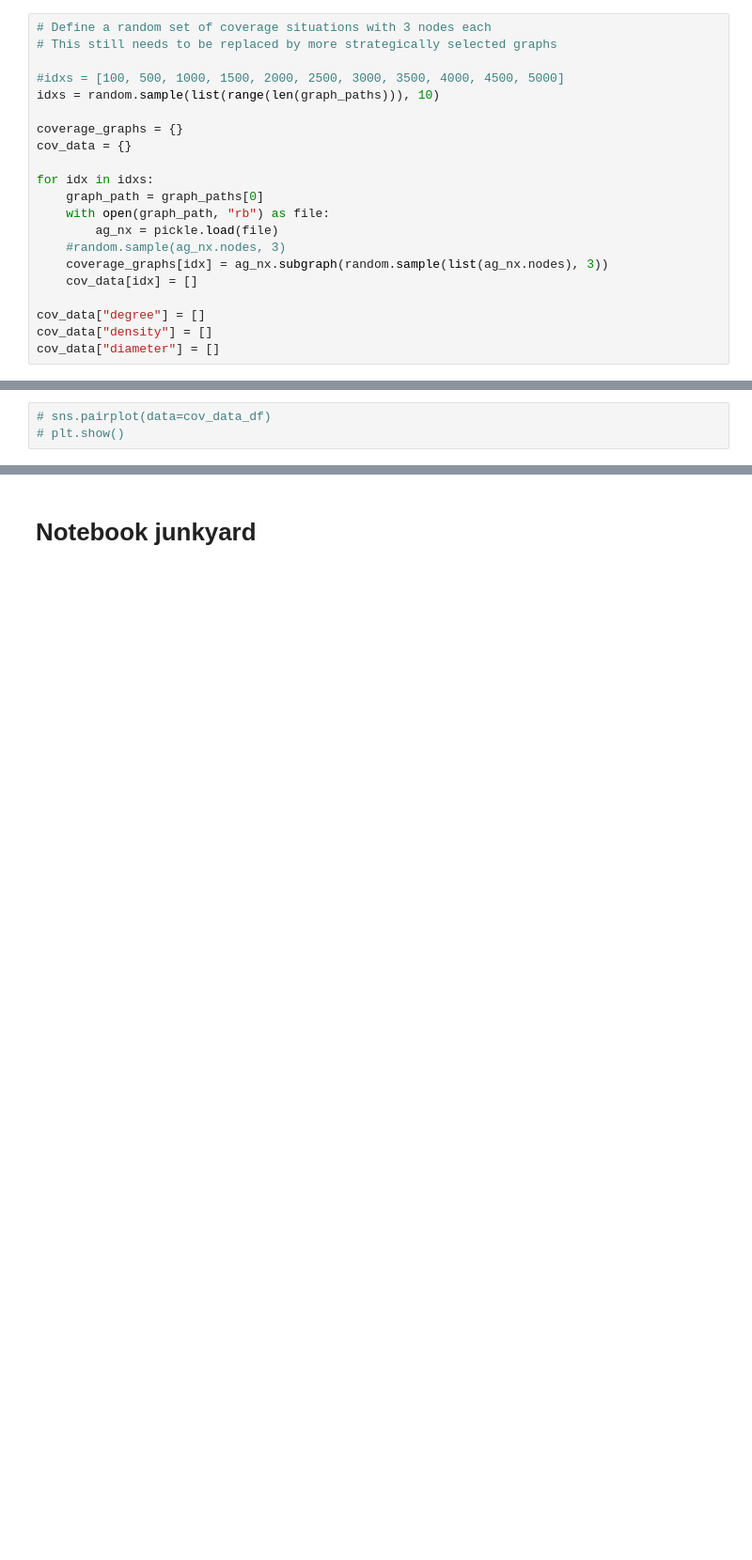
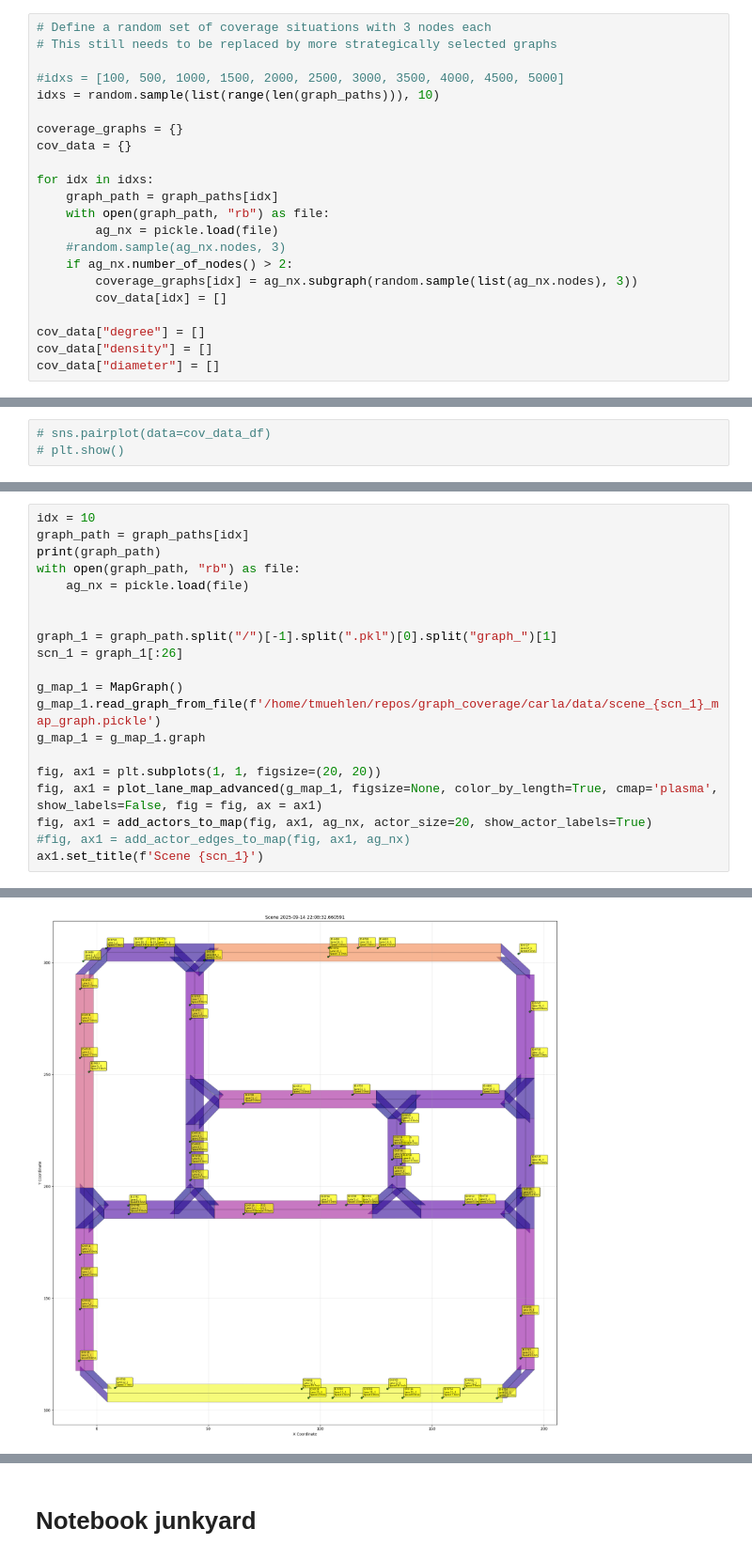
Before and after one commit to tmuehlen80/graph_coverage, a Jupyter notebook: Notebooks/carla/subgraph_isomorphism.ipynb, the cells around one changed output, grey strips where cells are left out. Shown: that part at 94% size. Cells and saved outputs as stored; diff of their text form; blank space fills up the shorter version.

```diff
--- a/Notebooks/carla/subgraph_isomorphism.ipynb
+++ b/Notebooks/carla/subgraph_isomorphism.ipynb
@@ -60,12 +61,13 @@ coverage_graphs = {}
 cov_data = {}
 
 for idx in idxs:
-    graph_path = graph_paths[0]
+    graph_path = graph_paths[idx]
     with open(graph_path, "rb") as file:
         ag_nx = pickle.load(file)
     #random.sample(ag_nx.nodes, 3)
-    coverage_graphs[idx] = ag_nx.subgraph(random.sample(list(ag_nx.nodes), 3))
-    cov_data[idx] = []
+    if ag_nx.number_of_nodes() > 2:
+        coverage_graphs[idx] = ag_nx.subgraph(random.sample(list(ag_nx.nodes), 3))
+        cov_data[idx] = []
 
 cov_data["degree"] = []
 cov_data["density"] = []
@@ -103,0 +124,21 @@ cov_data_df.groupby(list(cov_data_df.columns[:11]), as_index=False).size()
+# %%
+idx = 10
+graph_path = graph_paths[idx]
+print(graph_path)
+with open(graph_path, "rb") as file:
+    ag_nx = pickle.load(file)
+
+
+graph_1 = graph_path.split("/")[-1].split(".pkl")[0].split("graph_")[1]
+scn_1 = graph_1[:26]
+
+g_map_1 = MapGraph()
+g_map_1.read_graph_from_file(f'/home/tmuehlen/repos/graph_coverage/carla/data/scene_{scn_1}_map_graph.pickle')
+g_map_1 = g_map_1.graph
+
+fig, ax1 = plt.subplots(1, 1, figsize=(20, 20))
+fig, ax1 = plot_lane_map_advanced(g_map_1, figsize=None, color_by_length=True, cmap='plasma', show_labels=False, fig = fig, ax = ax1)
+fig, ax1 = add_actors_to_map(fig, ax1, ag_nx, actor_size=20, show_actor_labels=True)
+#fig, ax1 = add_actor_edges_to_map(fig, ax1, ag_nx)
+ax1.set_title(f'Scene {scn_1}')
+# %% [output]
@@ -103,0 +146 @@ cov_data_df.groupby(list(cov_data_df.columns[:11]), as_index=False).size()
+[figure, added]
```
Also changed, not shown: parts of 13 cells of this notebook, 1 other file.
